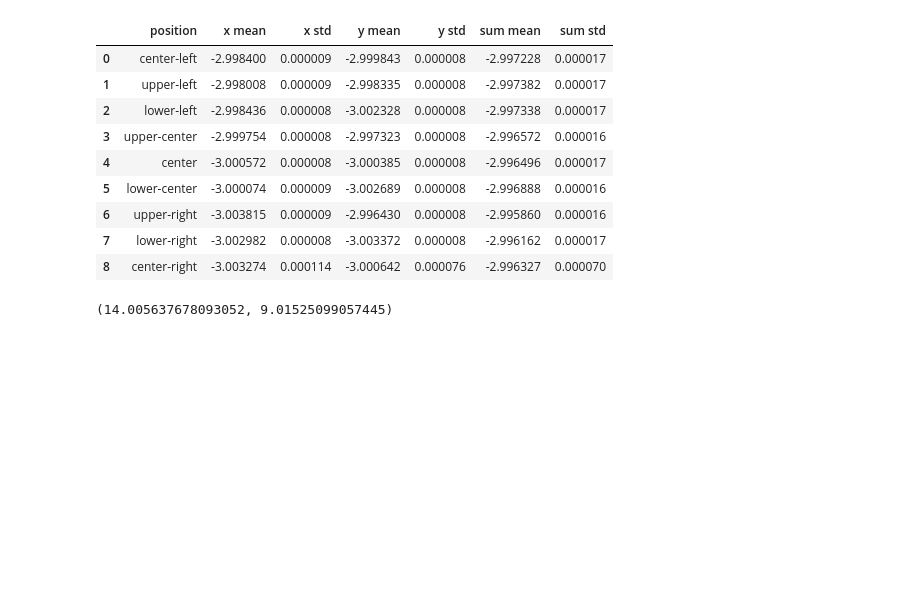
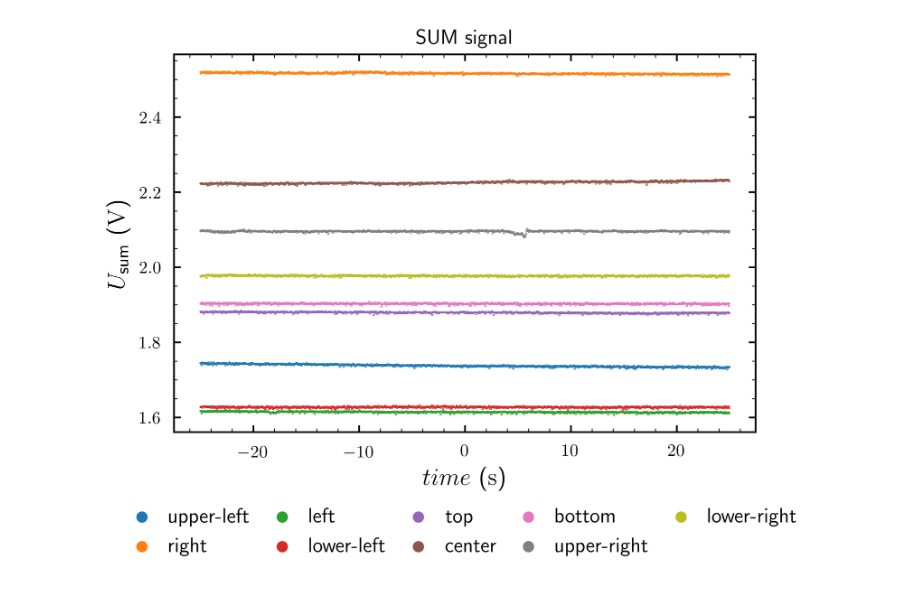
Before and after one commit to bodokaiser/position-sensitive-detector, a Jupyter notebook: measurements/analysis.ipynb, the cells around one changed output. Cells and saved outputs as stored; diff of their text form; code cells hidden in the pictures; blank space fills up the shorter version.

```diff
--- a/measurements/analysis.ipynb
+++ b/measurements/analysis.ipynb
@@ -51,44 +69,0 @@ plt.show()
-# %%
-x_mean = []
-y_mean = []
-sum_mean = []
-
-x_std = []
-y_std = []
-sum_std = []
-
-for (pos, df) in data.items():
-  x = df['DIFFX']
-  y = df['DIFFY']
-  xy = df['SUM']
-
-  x_mean.append(x.mean())
-  y_mean.append(y.mean())
-  sum_mean.append(xy.mean())
-
-  x_std.append(x.std())
-  y_std.append(y.std())
-  sum_std.append(xy.std())
-
-statistics = pd.DataFrame({
-  'position': list(data.keys()),
-  'x mean': x_mean,
-  'x std': x_std,
-  'y mean': y_mean,
-  'y std': y_std,
-  'sum mean': sum_mean,
-  'sum std': sum_std,
-})
-# %%
-statistics
-# %% [output]
-|  | position | x mean | x std | y mean | y std | sum mean | sum std |
-| 0 | center-left | -2.998400 | 0.000009 | -2.999843 | 0.000008 | -2.997228 | 0.000017 |
-| 1 | upper-left | -2.998008 | 0.000009 | -2.998335 | 0.000008 | -2.997382 | 0.000017 |
-| 2 | lower-left | -2.998436 | 0.000008 | -3.002328 | 0.000008 | -2.997338 | 0.000017 |
-| 3 | upper-center | -2.999754 | 0.000008 | -2.997323 | 0.000008 | -2.996572 | 0.000016 |
-| 4 | center | -3.000572 | 0.000008 | -3.000385 | 0.000008 | -2.996496 | 0.000017 |
-| 5 | lower-center | -3.000074 | 0.000009 | -3.002689 | 0.000008 | -2.996888 | 0.000016 |
-| 6 | upper-right | -3.003815 | 0.000009 | -2.996430 | 0.000008 | -2.995860 | 0.000016 |
-| 7 | lower-right | -3.002982 | 0.000008 | -3.003372 | 0.000008 | -2.996162 | 0.000017 |
-| 8 | center-right | -3.003274 | 0.000114 | -3.000642 | 0.000076 | -2.996327 | 0.000070 |
@@ -103,7 +70,15 @@ Ny = statistics['y std'].mean()
-# %%
-L = 4e-3 # 4 mm
-
-# resolution (in um)
-Nx * L / Vx * 1e6, Ny * L / Vy  * 1e6
-# %% [output]
-(14.005637678093052, 9.01525099057445)
+# %%
+plt.figure(dpi=300, figsize=(6, 4))
+
+for (pos, df) in data.items():
+    plt.scatter(df['time'], df['SUM'], s=0.1, label=pos)
+
+plt.title('SUM signal')
+plt.xlabel(r'$time$ (\si{\second})')
+plt.ylabel(r'$U_\text{sum}$ (\si{\volt})')
+legend = plt.legend(loc='upper center', bbox_to_anchor=(0.5, -0.15), ncol=5)
+for handle in legend.legendHandles:
+    handle._sizes = [30]
+plt.show()
+# %% [output]
+[figure, added]
```
Also changed, not shown: parts of 16 cells of this notebook, 22 other files.
